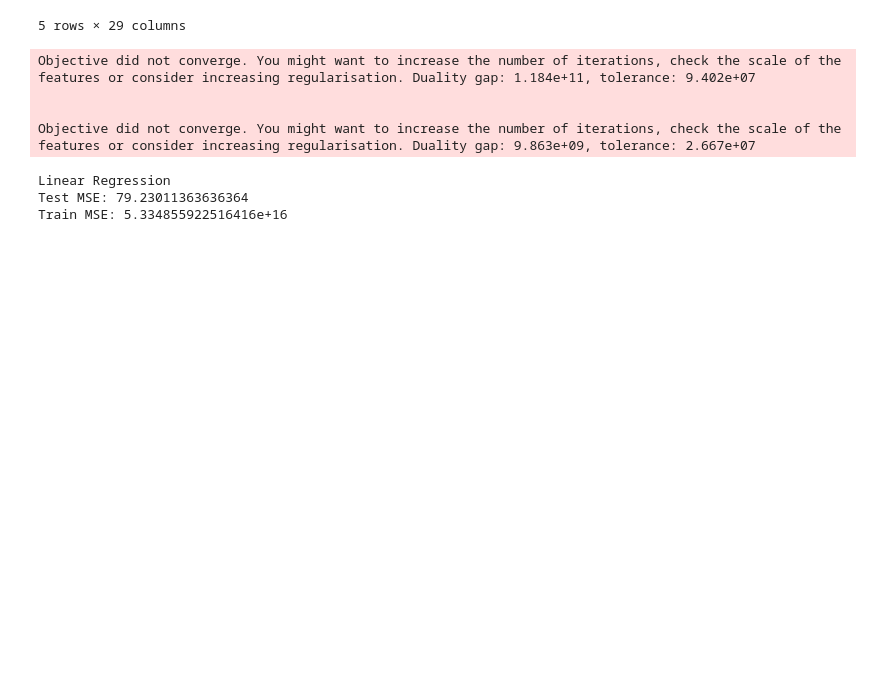
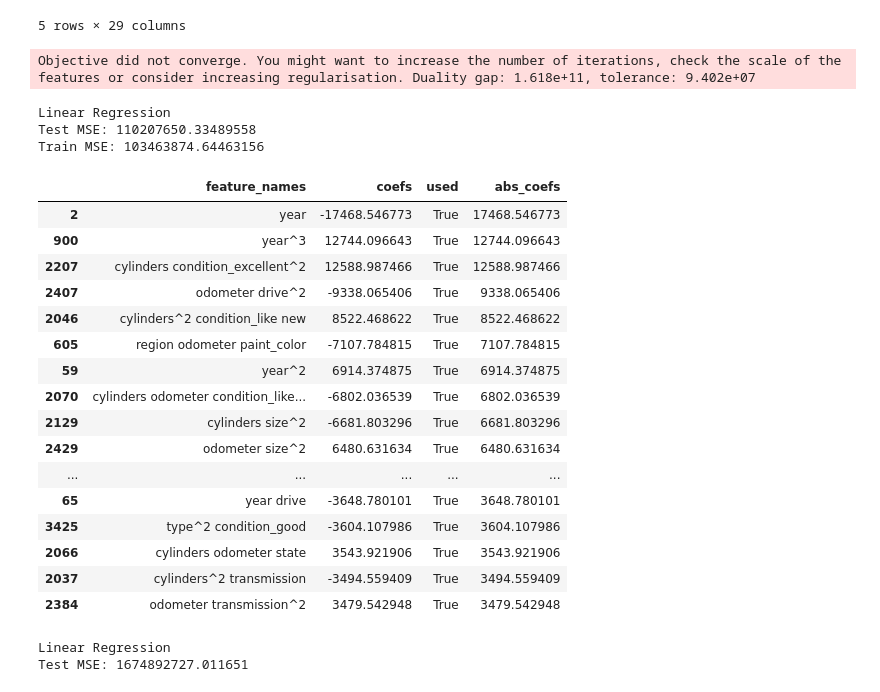
Before and after one commit to pratikbassi/used-car-analysis, a Jupyter notebook: model.ipynb, the cells around one changed output. Saved outputs shown, nothing was run; the diff lists cells and outputs as text; code cells hidden in the pictures; blank space fills up the shorter version.

Commit message:
Finished model
finished model and writeup

```diff
--- a/model.ipynb
+++ b/model.ipynb
@@ -117,15 +136,14 @@ X_train, X_test, y_train, y_test = train_test_split(df, df_goal, test_size=0.2,
 # %%
 #Create a linear regression pipeline
 linear_pipeline = Pipeline([
-  ('poly', PolynomialFeatures(degree=4, include_bias=False)),
+  ('poly', PolynomialFeatures(degree=3, include_bias=True)),
   ('scaler', StandardScaler()),
   ('selectFromModel', SelectFromModel(Lasso())),
-  ('linear', LinearRegression())
+  ('linear', Ridge(positive=True, max_iter=10000, tol=0.001, alpha=10, fit_intercept=True))
   ])
 
 #Fit the pipeline
 linear_pipeline.fit(X_train, y_train)
-linear_pipeline.fit(X_test, y_test)
 
 #Predict the data
 linear_test_pred = linear_pipeline.predict(X_test)
@@ -136,13 +154,37 @@ print('Linear Regression')
 print('Test MSE:', mse(y_test, linear_test_pred))
 print('Train MSE:', mse(y_train, linear_train_pred))
 # %% [output]
-Objective did not converge. You might want to increase the number of iterations, check the scale of the features or consider increasing regularisation. Duality gap: 1.184e+11, tolerance: 9.402e+07
-
-
-Objective did not converge. You might want to increase the number of iterations, check the scale of the features or consider increasing regularisation. Duality gap: 9.863e+09, tolerance: 2.667e+07
+Objective did not converge. You might want to increase the number of iterations, check the scale of the features or consider increasing regularisation. Duality gap: 1.618e+11, tolerance: 9.402e+07
 Linear Regression
-Test MSE: 79.23011363636364
-Train MSE: 5.334855922516416e+16
+Test MSE: 110207650.33489558
+Train MSE: 103463874.64463156
+# %%
+#Get the best features out of the data
+feature_idx = linear_pipeline['selectFromModel'].get_support()
+feature_coefs = linear_pipeline['selectFromModel'].estimator_.coef_
+feature_names = linear_pipeline['poly'].get_feature_names_out()
+feature_df = pd.DataFrame({'feature_names': feature_names, 'coefs': feature_coefs, 'used': feature_idx})
+feature_df['abs_coefs'] = np.abs(feature_df['coefs'])
+best_features = feature_df[feature_df['used'] == True].sort_values(by='abs_coefs', ascending=False)
+best_features.head(50)
+# %% [output]
+|  | feature_names | coefs | used | abs_coefs |
+| 2 | year | -17468.546773 | True | 17468.546773 |
+| 900 | year^3 | 12744.096643 | True | 12744.096643 |
+| 2207 | cylinders condition_excellent^2 | 12588.987466 | True | 12588.987466 |
+| 2407 | odometer drive^2 | -9338.065406 | True | 9338.065406 |
+| 2046 | cylinders^2 condition_like new | 8522.468622 | True | 8522.468622 |
+| 605 | region odometer paint_color | -7107.784815 | True | 7107.784815 |
+| 59 | year^2 | 6914.374875 | True | 6914.374875 |
+| 2070 | cylinders odometer condition_like... | -6802.036539 | True | 6802.036539 |
+| 2129 | cylinders size^2 | -6681.803296 | True | 6681.803296 |
+| 2429 | odometer size^2 | 6480.631634 | True | 6480.631634 |
+| ... | ... | ... | ... | ... |
+| 65 | year drive | -3648.780101 | True | 3648.780101 |
+| 3425 | type^2 condition_good | -3604.107986 | True | 3604.107986 |
+| 2066 | cylinders odometer state | 3543.921906 | True | 3543.921906 |
+| 2037 | cylinders^2 transmission | -3494.559409 | True | 3494.559409 |
+| 2384 | odometer transmission^2 | 3479.542948 | True | 3479.542948 |
 # %%
 
 #Graph the data
@@ -151,0 +212,8 @@ plot.show()
+# %%
+
+#Print the MSE
+print('Linear Regression')
+print('Test MSE:', mse(y_test, linear_test_pred))
+# %% [output]
+Linear Regression
+Test MSE: 1674892727.011651
```
Also changed, not shown: parts of 5 cells of this notebook, 10 other files.
